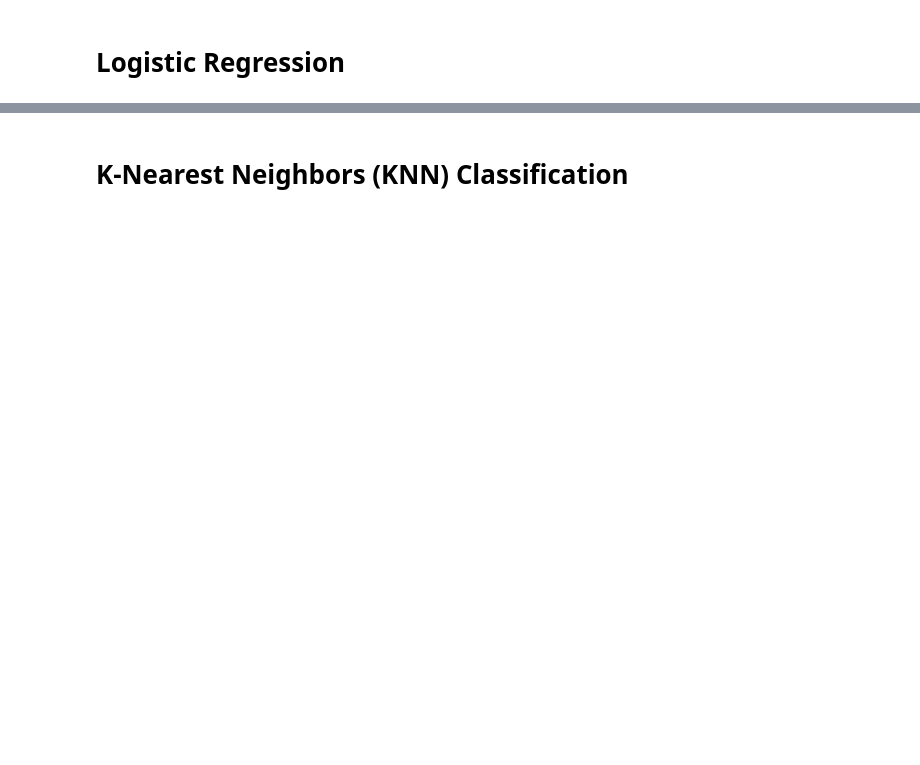
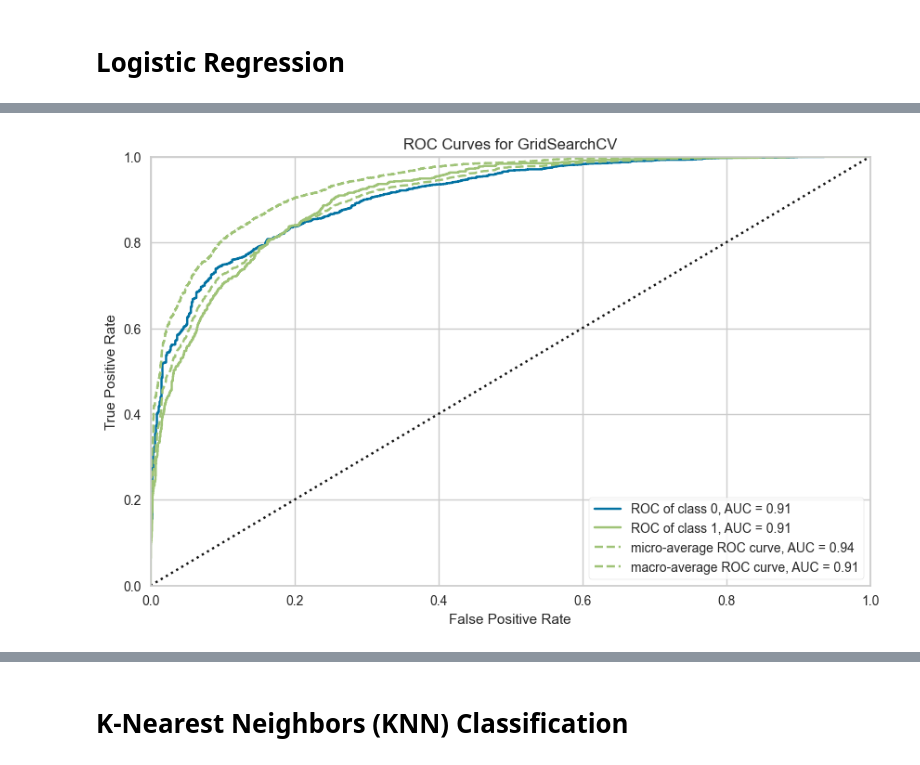
Before and after one commit to Sungur66/Myfiles_from_Batch168, a Jupyter notebook: 15.ML/Assignment/Assign4_sungur Capstone Project-4 Student (Adult_Income_Prediction).ipynb, the cells around one changed output, grey strips where cells are left out. Cells and saved outputs as stored; diff of their text form; code cells hidden in the pictures; blank space fills up the shorter version.

```diff
--- a/15.ML/Assignment/Assign4_sungur Capstone Project-4 Student (Adult_Income_Prediction).ipynb
+++ b/15.ML/Assignment/Assign4_sungur Capstone Project-4 Student (Adult_Income_Prediction).ipynb
@@ -311,7 +356,7 @@ y = df["income"]
 # %%
 X_train, X_test, y_train, y_test = train_test_split(X, y, test_size=0.10, stratify=y)
 # %%
-log_model = LogisticRegression(random_state=42)
+log_model = LogisticRegression(random_state=42, max_iter=5000)
 # %%
 operations = [("scaler", StandardScaler()), ("log_model", log_model)]
 
@@ -352,0 +402,17 @@ dtype: float64
+# %%
+penalty =["l2", "l1"]
+C = np.logspace(-1, 5, 20)
+#solver = ["sag", "saga", "liblinear", "lbfgs"] "solver":solver,
+param_grid = {"penalty" : penalty,
+              "C" : C}
+
+log_grid_model = GridSearchCV(log_model, param_grid = param_grid, cv = 10)
+# %%
+operations = [("scaler", StandardScaler()), ("log_model", log_grid_model)]
+pipe_gridlog_model = Pipeline(steps=operations)
+
+pipe_gridlog_model.fit(X_train, y_train)
+
+scores = cross_validate(pipe_gridlog_model, X_train, y_train, scoring = ['accuracy', 'precision','recall','f1'], cv = 10)
+df_scores = pd.DataFrame(scores, index = range(1, 11))
+df_scores.mean()[2:]
@@ -352,0 +445,10 @@ dtype: float64
+# %%
+from yellowbrick.classifier import ROCAUC
+model = pipe_gridlog_model
+visualizer = ROCAUC(model)
+
+visualizer.fit(X_train, y_train)
+visualizer.score(X_test, y_test)
+visualizer.show();
+# %% [output]
+[figure, added]
```
Also changed, not shown: parts of 45 cells of this notebook, 1 other file.
